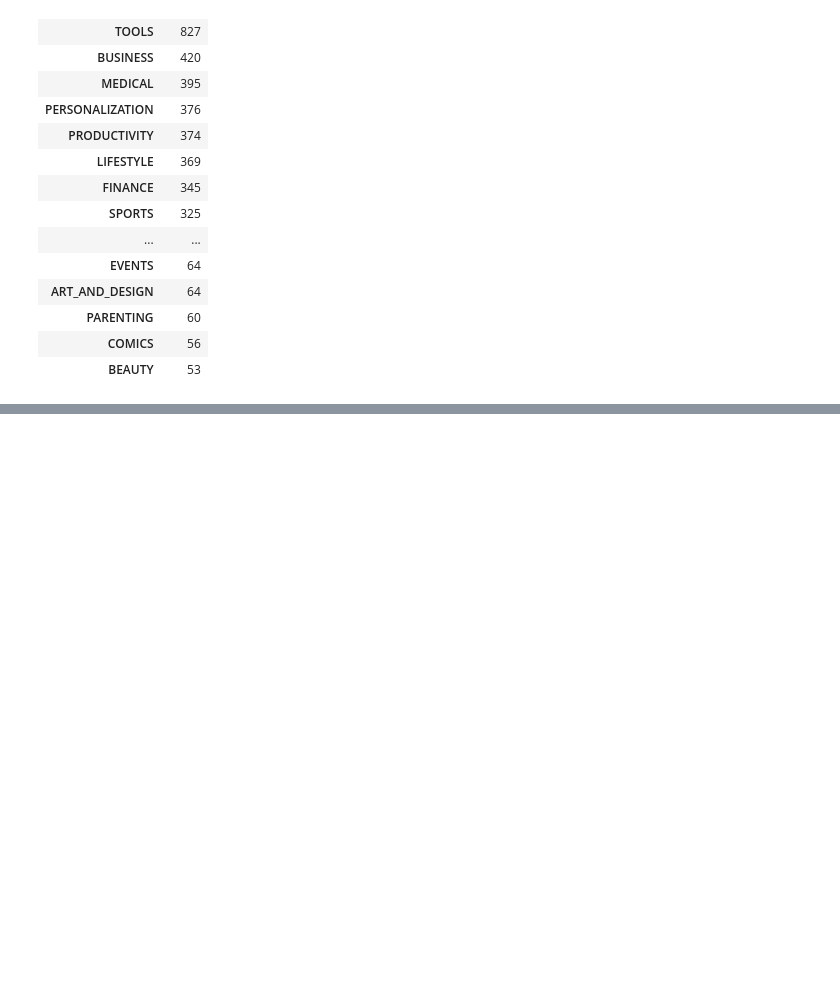
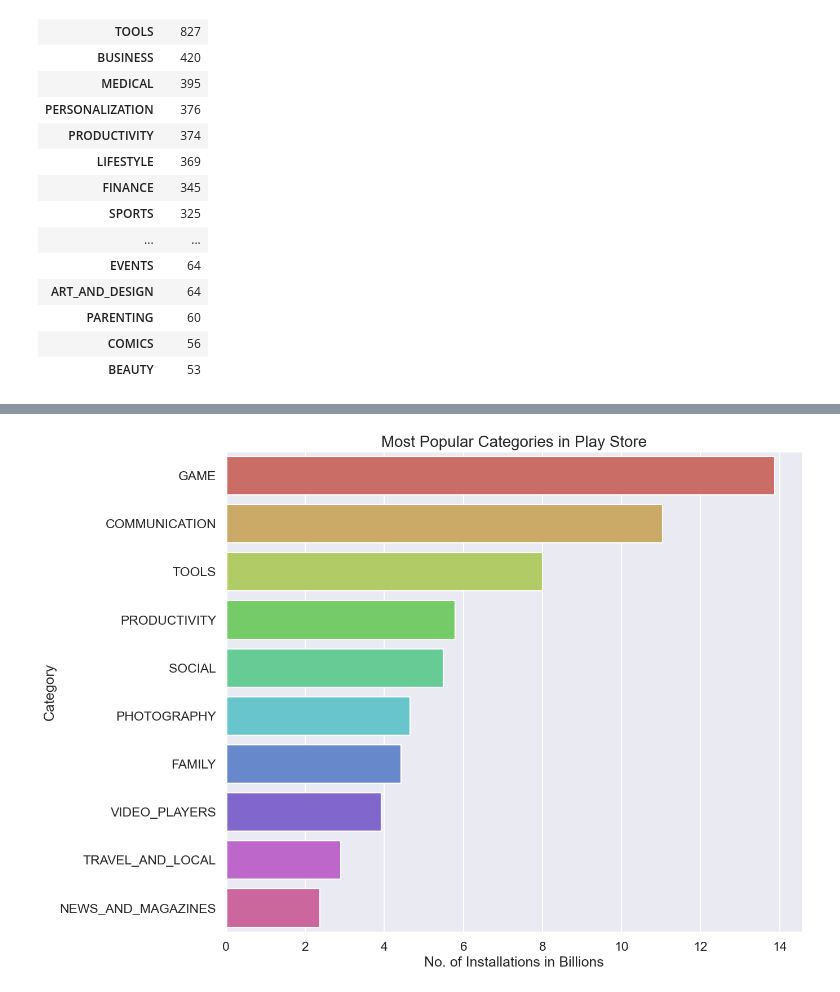
Before and after one commit to Sarvjeetjha/Exploratory-data-analysis, a Jupyter notebook: 03_Eda_FE_GooglePlayStore.ipynb, the cells around one changed output, grey strips where cells are left out. Saved outputs shown, nothing was run; the diff lists cells and outputs as text; code cells hidden in the pictures; blank space fills up the shorter version.

```diff
--- a/03_Eda_FE_GooglePlayStore.ipynb
+++ b/03_Eda_FE_GooglePlayStore.ipynb
@@ -576,3 +576,22 @@ df_copy.head()
 | 2 | U Launcher Lite – FREE Live Cool ... | ART_AND_DESIGN | 4.7 | 87510 | 8.7 | 5000000 | Free | 0.0 | Everyone | Art & Design | ... |
 | 3 | Sketch - Draw & Paint | ART_AND_DESIGN | 4.5 | 215644 | 25000.0 | 50000000 | Free | 0.0 | Teen | Art & Design | ... |
 | 4 | Pixel Draw - Number Art Coloring ... | ART_AND_DESIGN | 4.3 | 967 | 2.8 | 100000 | Free | 0.0 | Everyone | Art & Design;Creativity | ... |
+# %%
+df_cat_installs=df_copy.groupby('Category')['Installs'].sum().sort_values(ascending=False).reset_index()
+df_cat_installs.Installs=df_cat_installs.Installs/1000000000
+# %%
+plt.figure(figsize=(14,10))
+sns.set_context("talk")
+sns.set_style("darkgrid")
+ax=sns.barplot(y='Category',x='Installs',data=df_cat_installs[:10],palette='hls')
+
+ax.set_xlabel('No. of Installations in Billions')
+ax.set_ylabel('Category')
+ax.set_title("Most Popular Categories in Play Store", size = 20)
+
+
+plt.tight_layout()
+
+plt.show()
+# %% [output]
+[figure, added]
```
Also changed, not shown: parts of 16 cells of this notebook.
